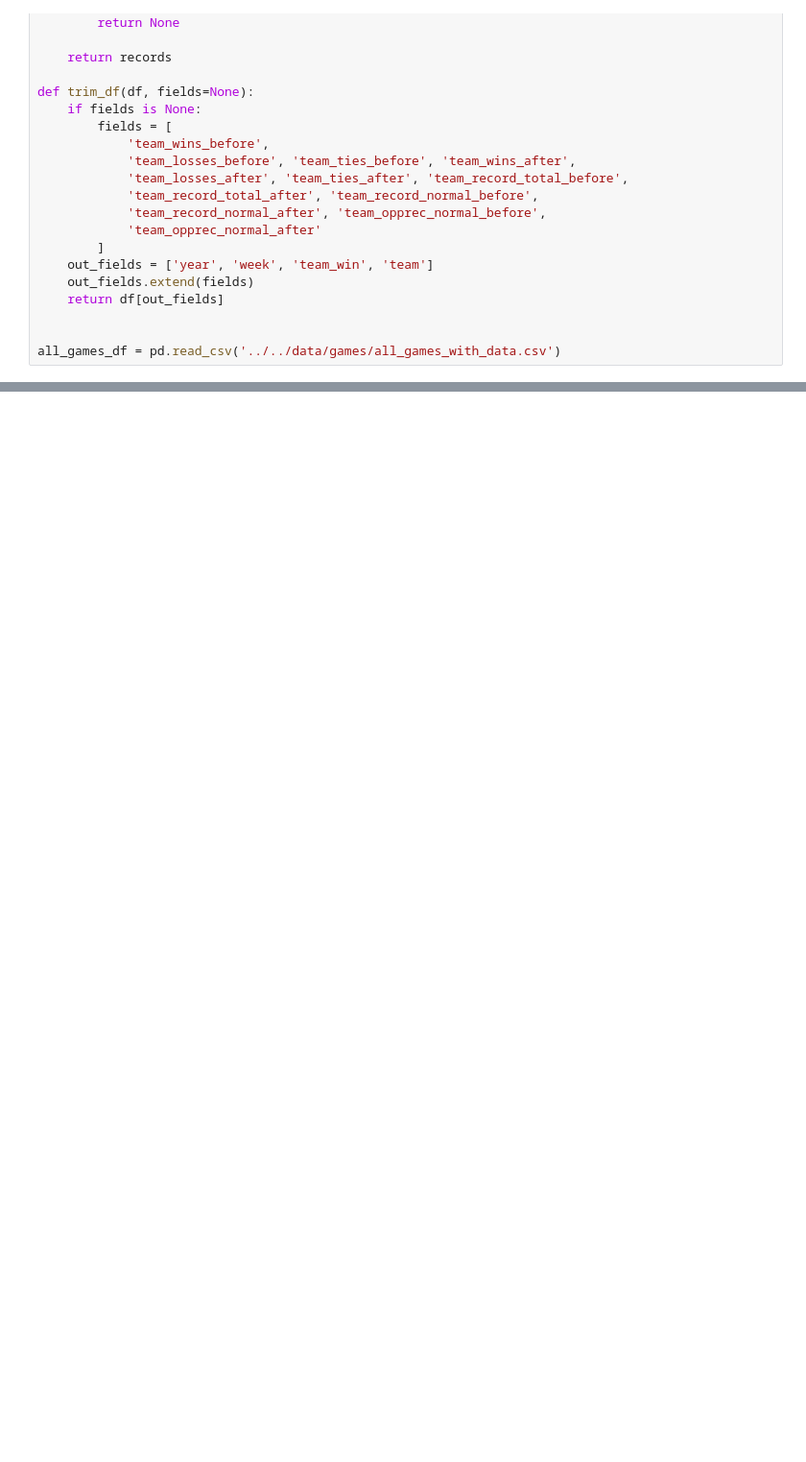
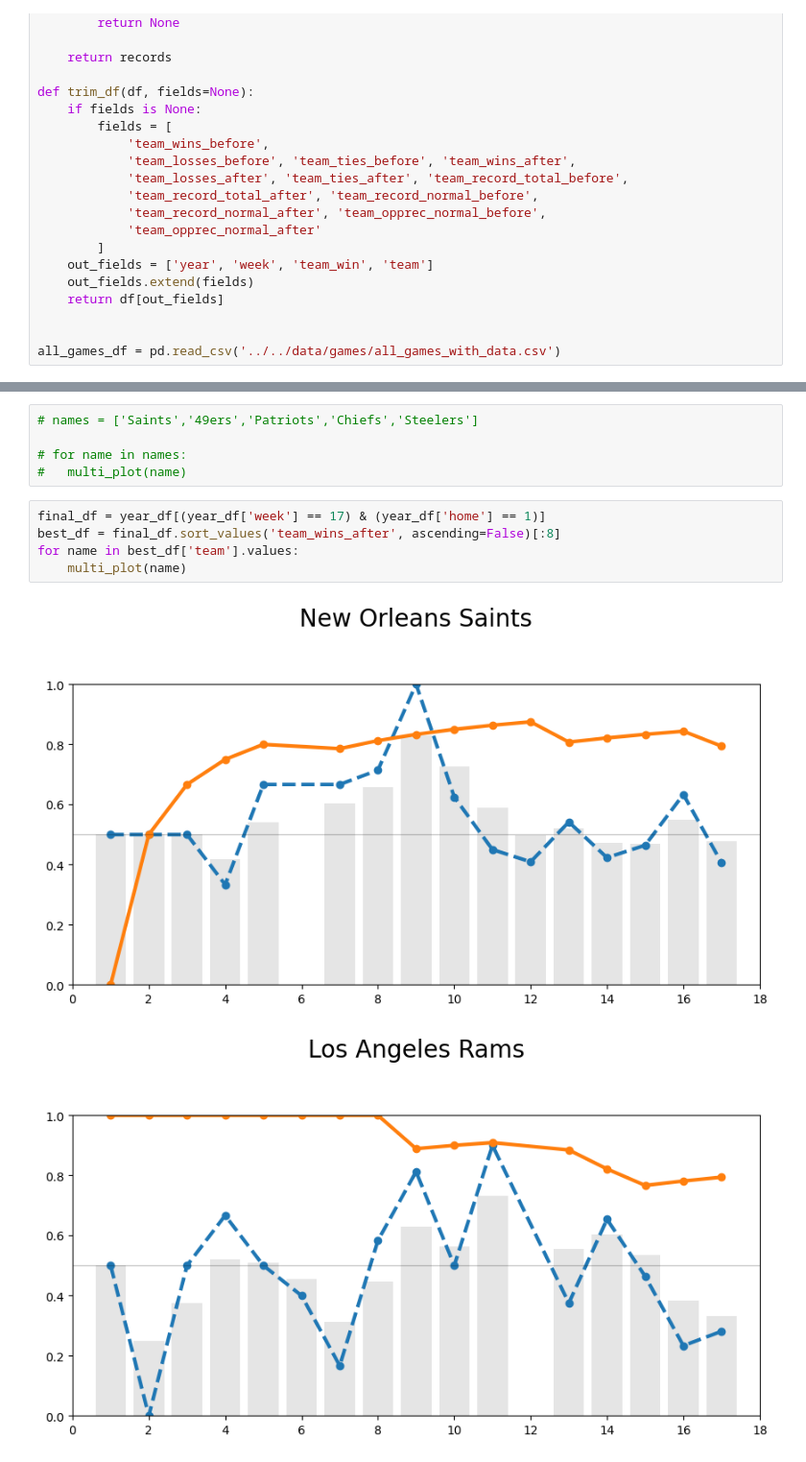
Before and after one commit to bladnman/footballing, a Jupyter notebook: src/dev/aggregates.ipynb, the cells around one changed output, grey strips where cells are left out. Shown at 96% size. Cells and saved outputs as stored; diff of their text form; blank space fills up the shorter version.

```diff
--- a/src/dev/aggregates.ipynb
+++ b/src/dev/aggregates.ipynb
@@ -234,0 +275,13 @@ year_df = get_year_df(YEAR, agp_df)
+# %%
+# names = ['Saints','49ers','Patriots','Chiefs','Steelers']
+
+# for name in names:
+#   multi_plot(name)
+# %%
+final_df = year_df[(year_df['week'] == 17) & (year_df['home'] == 1)]
+best_df = final_df.sort_values('team_wins_after', ascending=False)[:8]
+for name in best_df['team'].values:
+    multi_plot(name)
+# %% [output]
+[figure, added]
+[figure, added]
```
Also changed, not shown: parts of 15 cells of this notebook.
